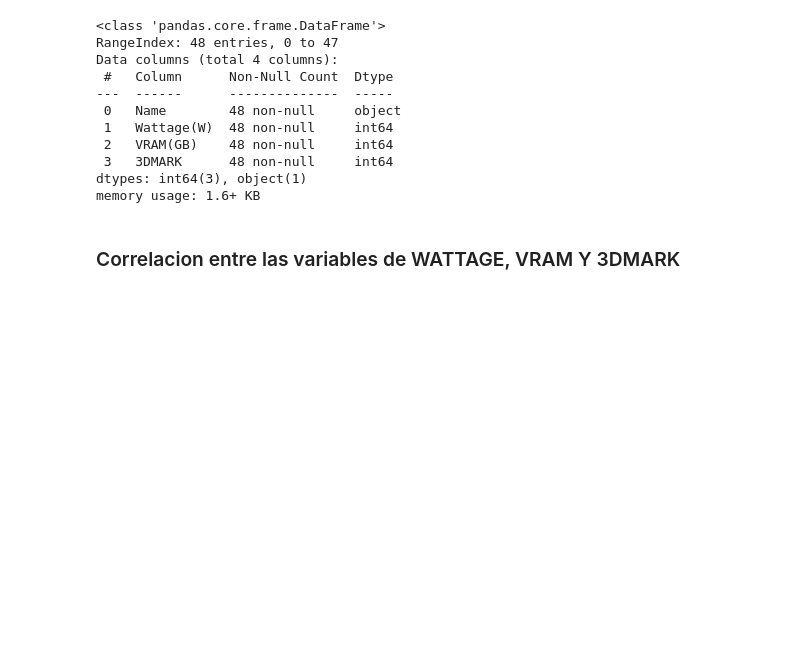
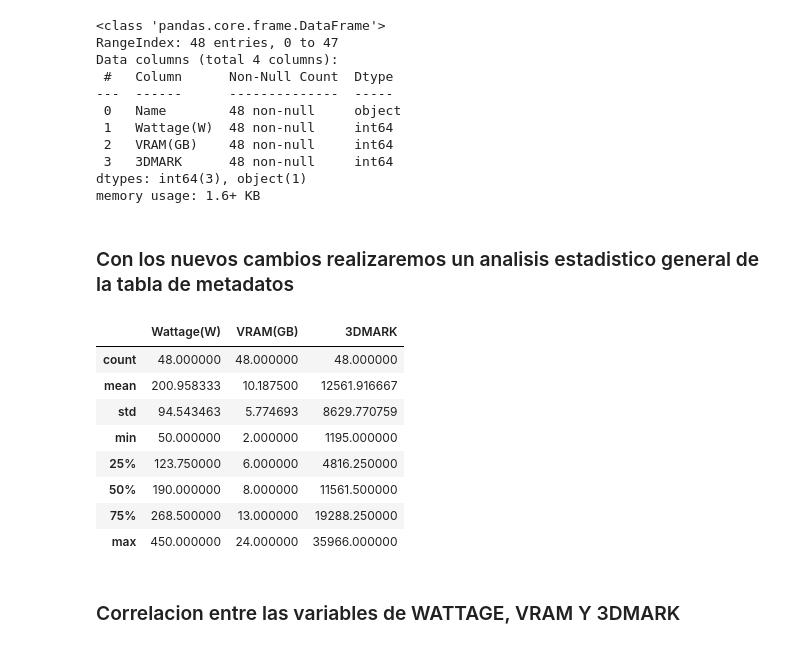
Before and after one commit to Jesus1Salas/EDA-AMDvsNVD, a Jupyter notebook: EDA.ipynb, the cells around one changed output. Cells and saved outputs as stored; diff of their text form; code cells hidden in the pictures; blank space fills up the shorter version.

Commit message:
Se adjunta carpeta con nuevos archivos csv con la informacion procesada y archivo EDA actualizado

```diff
--- a/EDA.ipynb
+++ b/EDA.ipynb
@@ -353,9 +341,6 @@ Name            0
 Retail Price    0
 Used Price      0
 dtype: int64
-# %%
-pd.set_option('display.max_columns', None)
-pd.set_option('display.max_rows', None)
 # %%
 sns.histplot(df2['Retail Price'],bins=6 ,kde=True)
 plt.title('Histogram of GPU Retail Price')
@@ -430,6 +405,22 @@ Data columns (total 4 columns):
  3   3DMARK      48 non-null     int64
 dtypes: int64(3), object(1)
 memory usage: 1.6+ KB
+# %% [markdown]
+### Con los nuevos cambios realizaremos un analisis estadistico general de la tabla de metadatos
+# %%
+df.describe()
+
+### se observa un promedio de consumo de energia, asi como la cantidad de memoria y el puntaje en benchmarking
+# %% [output]
+|  | Wattage(W) | VRAM(GB) | 3DMARK |
+| count | 48.000000 | 48.000000 | 48.000000 |
+| mean | 200.958333 | 10.187500 | 12561.916667 |
+| std | 94.543463 | 5.774693 | 8629.770759 |
+| min | 50.000000 | 2.000000 | 1195.000000 |
+| 25% | 123.750000 | 6.000000 | 4816.250000 |
+| 50% | 190.000000 | 8.000000 | 11561.500000 |
+| 75% | 268.500000 | 13.000000 | 19288.250000 |
+| max | 450.000000 | 24.000000 | 35966.000000 |
 # %% [markdown]
 ### Correlacion entre las variables de WATTAGE, VRAM Y 3DMARK
 # %%
```
Also changed, not shown: parts of 11 cells of this notebook, 2 other files.
